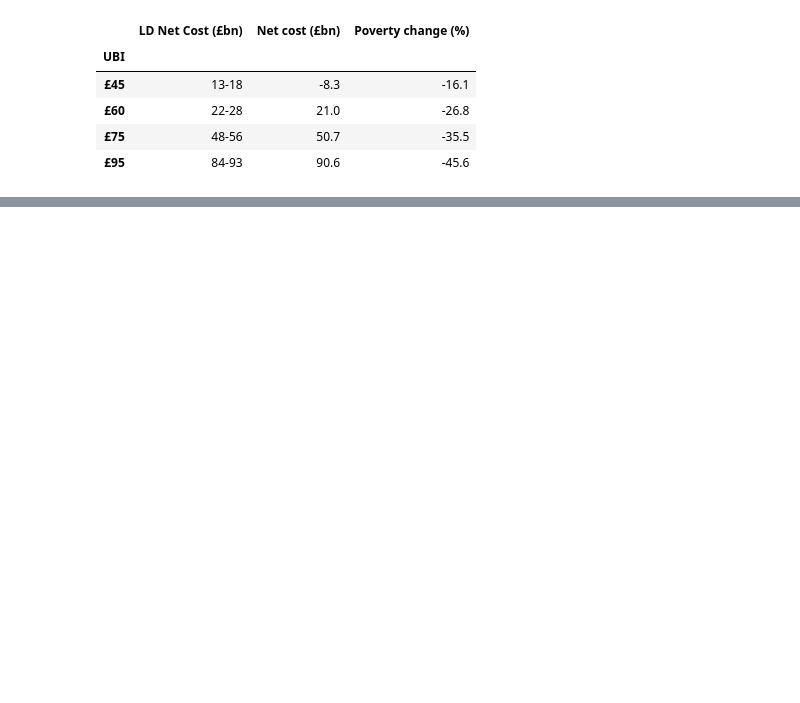
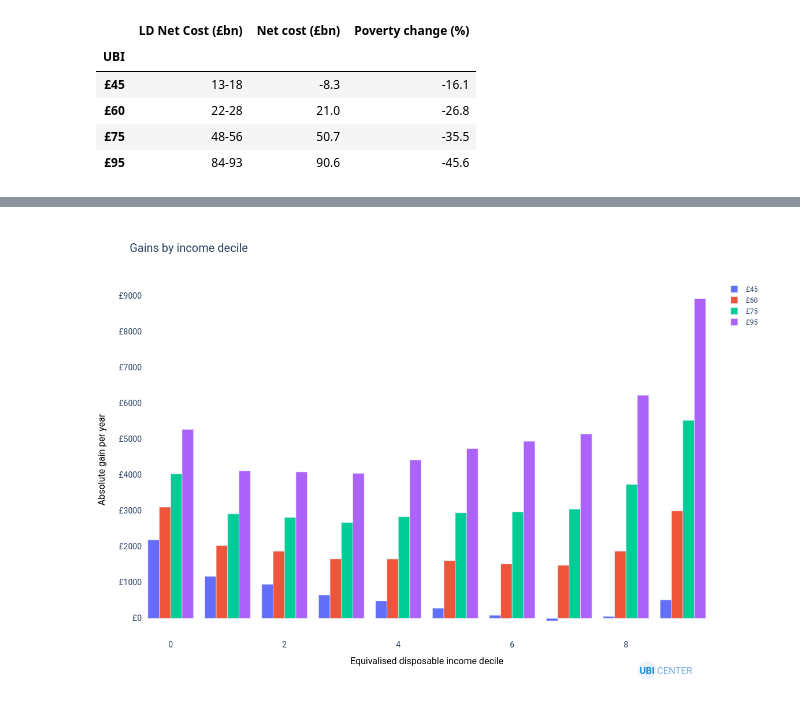
Before and after one commit to nikhilwoodruff/libdem-ubi-analysis, a Jupyter notebook: analysis.ipynb, the cells around one changed output, grey strips where cells are left out. Cells and saved outputs as stored; diff of their text form; code cells hidden in the pictures; blank space fills up the shorter version.

Commit message:
Add chart

```diff
--- a/analysis.ipynb
+++ b/analysis.ipynb
@@ -53,12 +55,12 @@ def get_results(reform: Reform):
     cost = net_cost(baseline, sim)
     baseline_poverty = baseline.calc("in_poverty_bhc", map_to="person").mean()
     poverty_change = (sim.calc("in_poverty_bhc", map_to="person").mean() - baseline_poverty) / baseline_poverty
-    return cost, poverty_change
+    return sim, cost, poverty_change
 
 reforms = (ubi_45, ubi_60, ubi_75, ubi_95)
 names = ("£45", "£60", "£75", "£95")
 results = list(map(get_results, reforms))
-costs, poverty_changes = list(zip(*results))
+sims, costs, poverty_changes = list(zip(*results))
 libdem_costings = (
     "13-18",
     "22-28",
@@ -77,0 +82,15 @@ pd.DataFrame({"UBI": names, "LD Net Cost (£bn)": libdem_costings, "Net cost (£
+# %%
+import plotly.graph_objects as go
+from ubicenter import format_fig
+
+fig = go.Figure()
+
+income = baseline.calc("equiv_household_net_income", map_to="person")
+
+for sim, name in zip(sims, names):
+    gain = sim.calc("household_net_income", map_to="person") - baseline.calc("household_net_income", map_to="person")
+    fig.add_trace(go.Bar(y=gain.groupby(income.decile_rank()).mean(), name=name))
+
+format_fig(fig.update_layout(title="Gains by income decile", xaxis_title="Equivalised disposable income decile", yaxis_title="Absolute gain per year", yaxis_tickprefix="£"))
+# %% [output]
+[figure, added]
```
Also changed, not shown: parts of 4 cells of this notebook, 1 other file.
